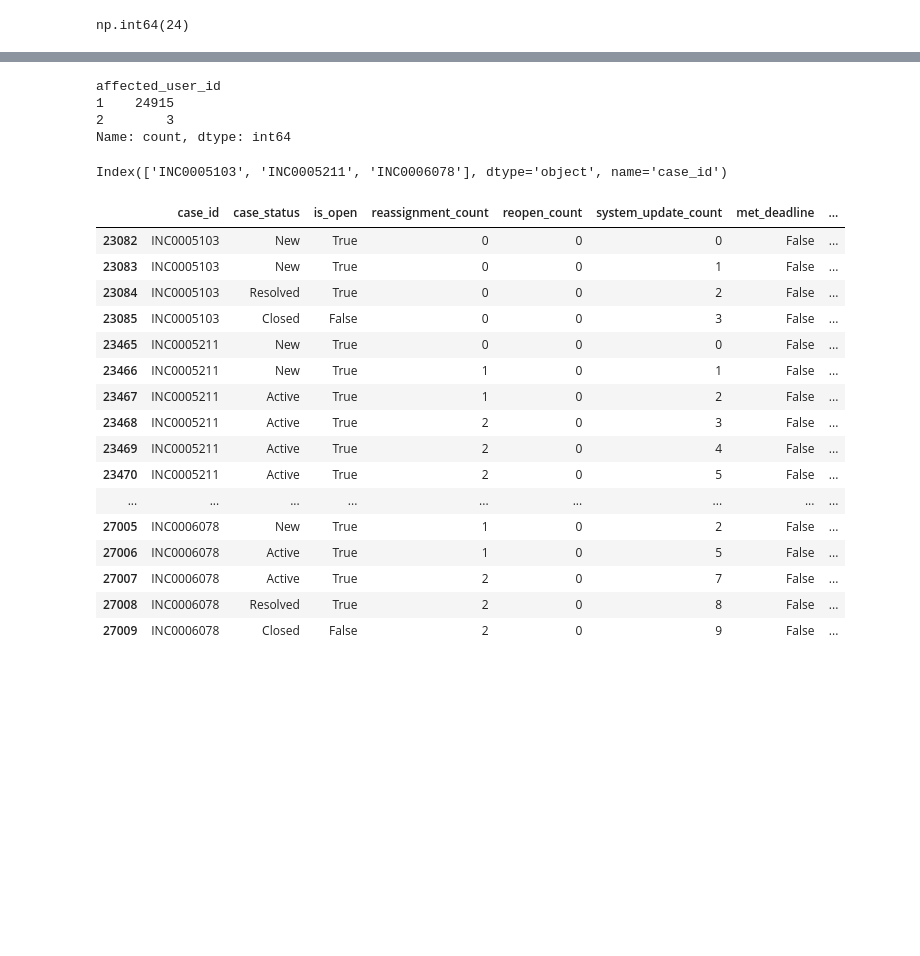
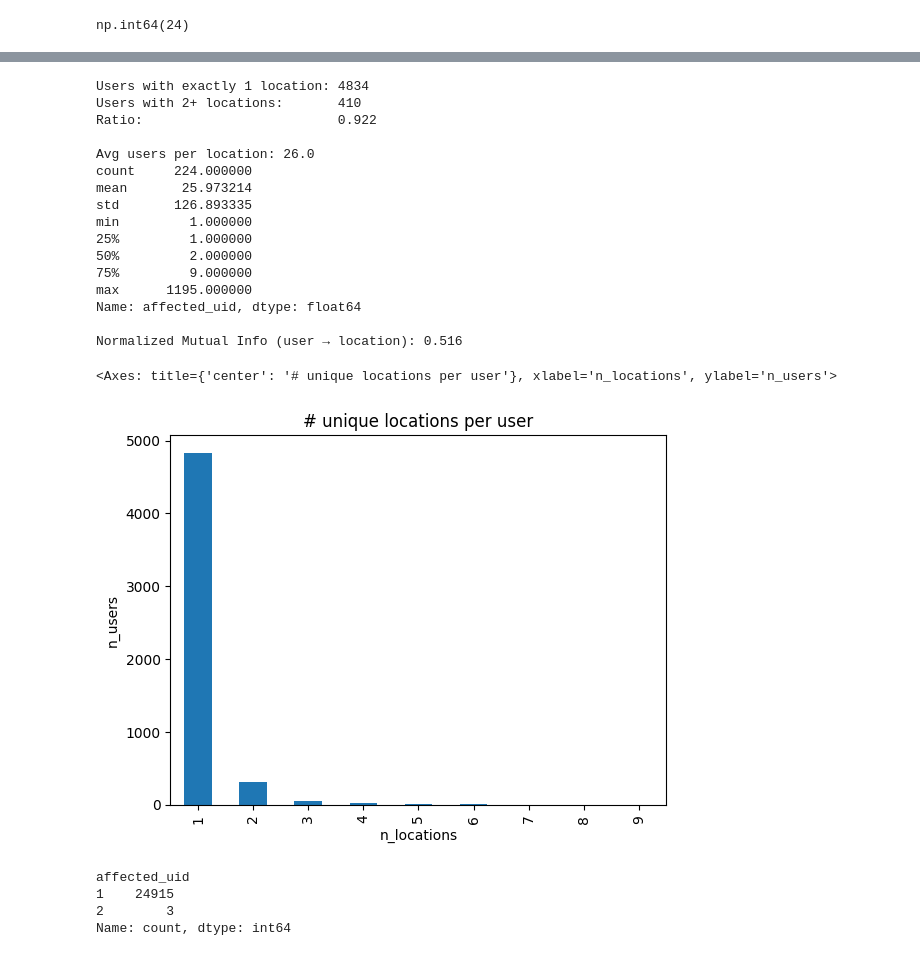
Before and after one commit to shashankgarewal/temporal-sequence-eventLog, a Jupyter notebook: notebooks/02_data_preparation.ipynb, the cells around one changed output, grey strips where cells are left out. Cells and saved outputs as stored; diff of their text form; code cells hidden in the pictures; blank space fills up the shorter version.

```diff
--- a/notebooks/02_data_preparation.ipynb
+++ b/notebooks/02_data_preparation.ipynb
@@ -688,31 +709,54 @@ Index(['INC0000086', 'INC0000129', 'INC0000441', 'INC0000886', 'INC0001044',
+# %%
+# ── 1. Does each user always have the same location? ─────────────────────────
+user_loc = df.groupby('affected_uid')['location_id'].nunique()
+
+print("Users with exactly 1 location:", (user_loc == 1).sum())
+print("Users with 2+ locations:      ", (user_loc  > 1).sum())
+print("Ratio:                        ", round((user_loc == 1).sum() / len(user_loc), 3))
+
+# ── 2. How many users map to each location (1-to-1 vs many-to-many) ──────────
+loc_user = df.groupby('location_id')['affected_uid'].nunique()
+print("\nAvg users per location:", round(loc_user.mean(), 1))
+print(loc_user.describe())
+
+# ── 3. Formal association strength: Theil's U (asymmetric) ───────────────────
+# "How much does knowing the user reduce uncertainty about the location?"
+from sklearn.metrics import normalized_mutual_info_score
+
+nmi = normalized_mutual_info_score(
+    df['affected_uid'].astype(str),
+    df['location_id'].astype(str)
+)
+print(f"\nNormalized Mutual Info (user → location): {nmi:.3f}")
+# 0.0 = no association, 1.0 = perfect 1-to-1 mapping
+
+# ── 4. Visual: distribution of unique locations per user ─────────────────────
+user_loc.value_counts().sort_index().plot(
+    kind='bar', title='# unique locations per user', xlabel='n_locations', ylabel='n_users'
+)
+# %% [output]
+Users with exactly 1 location: 4834
+Users with 2+ locations:       410
+Ratio:                         0.922
+
+Avg users per location: 26.0
+count     224.000000
+mean       25.973214
+std       126.893335
+min         1.000000
+25%         1.000000
+50%         2.000000
+75%         9.000000
+max      1195.000000
+Name: affected_uid, dtype: float64
+
+Normalized Mutual Info (user → location): 0.516
+<Axes: title={'center': '# unique locations per user'}, xlabel='n_locations', ylabel='n_users'>
+[figure, added]
 # %%
-groupby_case_df['affected_user_id'].nunique(dropna=False).value_counts()
+groupby_case_df['affected_uid'].nunique(dropna=False).value_counts()
 # %% [output]
-affected_user_id
+affected_uid
 1    24915
 2        3
 Name: count, dtype: int64
-# %%
-(groupby_case_df['affected_user_id'].nunique(dropna=False) > 1)[(groupby_case_df['affected_user_id'].nunique(dropna=False) > 1)].index
-# %% [output]
-Index(['INC0005103', 'INC0005211', 'INC0006078'], dtype='object', name='case_id')
-# %%
-df[df['case_id'].isin(['INC0005103', 'INC0005211', 'INC0006078'])]
-# %% [output]
-|  | case_id | case_status | is_open | reassignment_count | reopen_count | system_update_count | met_deadline | ... |
-| 23082 | INC0005103 | New | True | 0 | 0 | 0 | False | ... |
-| 23083 | INC0005103 | New | True | 0 | 0 | 1 | False | ... |
-| 23084 | INC0005103 | Resolved | True | 0 | 0 | 2 | False | ... |
-| 23085 | INC0005103 | Closed | False | 0 | 0 | 3 | False | ... |
-| 23465 | INC0005211 | New | True | 0 | 0 | 0 | False | ... |
-| 23466 | INC0005211 | New | True | 1 | 0 | 1 | False | ... |
-| 23467 | INC0005211 | Active | True | 1 | 0 | 2 | False | ... |
-| 23468 | INC0005211 | Active | True | 2 | 0 | 3 | False | ... |
-| 23469 | INC0005211 | Active | True | 2 | 0 | 4 | False | ... |
-| 23470 | INC0005211 | Active | True | 2 | 0 | 5 | False | ... |
-| ... | ... | ... | ... | ... | ... | ... | ... | ... |
-| 27005 | INC0006078 | New | True | 1 | 0 | 2 | False | ... |
-| 27006 | INC0006078 | Active | True | 1 | 0 | 5 | False | ... |
-| 27007 | INC0006078 | Active | True | 2 | 0 | 7 | False | ... |
-| 27008 | INC0006078 | Resolved | True | 2 | 0 | 8 | False | ... |
-| 27009 | INC0006078 | Closed | False | 2 | 0 | 9 | False | ... |
```
Also changed, not shown: parts of 59 cells of this notebook, 1 other file.
